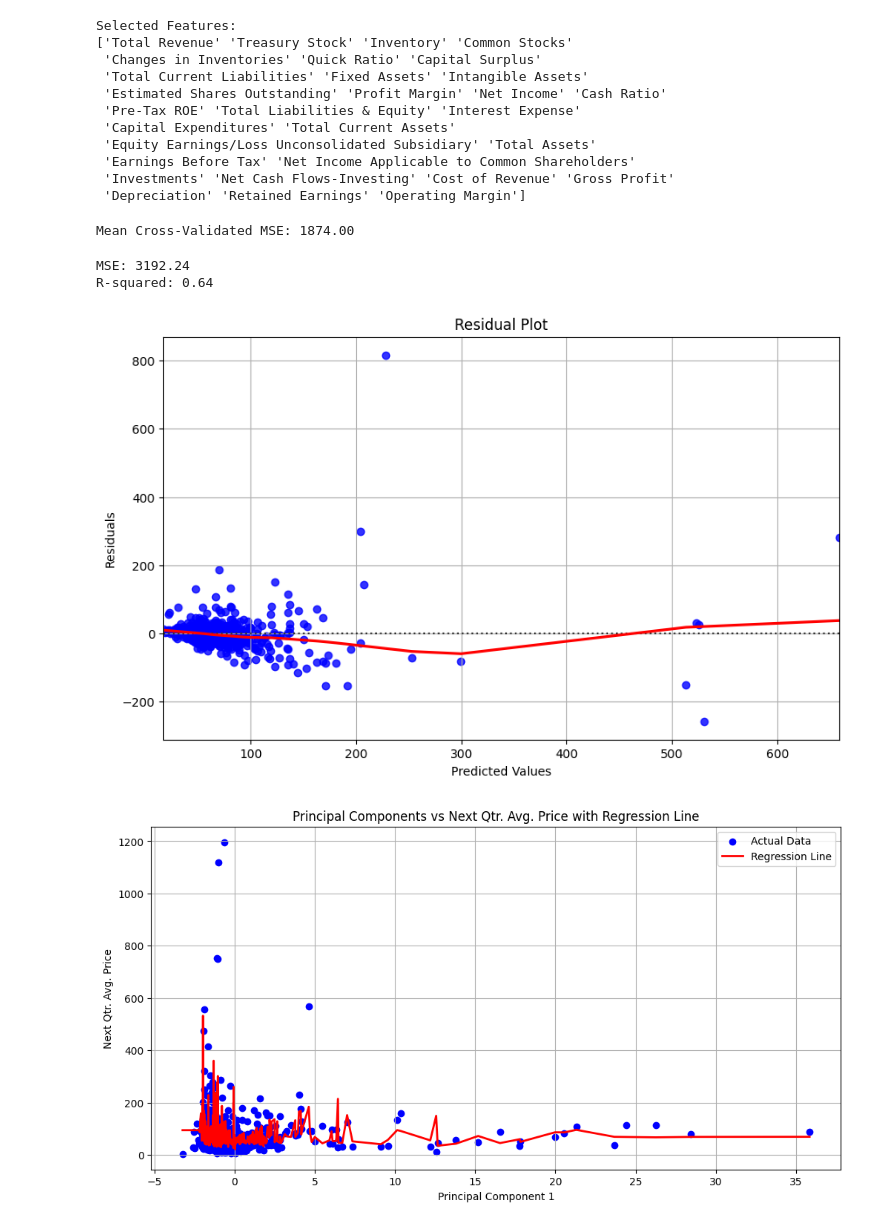
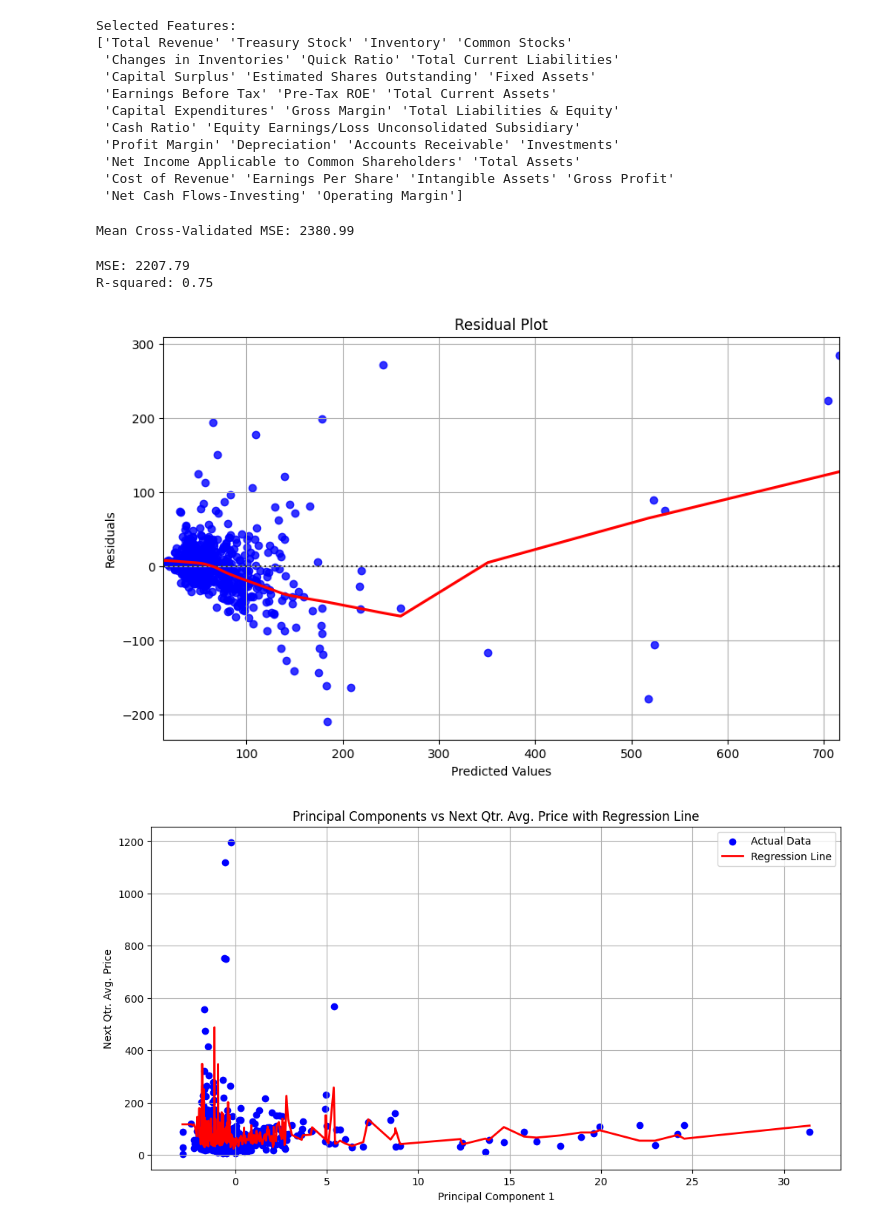
Before and after one commit to aishwaryapb/stock_price_prediction, a Jupyter notebook: model_development/random_forest.ipynb, the cells around one changed output. Cells and saved outputs as stored; diff of their text form; code cells hidden in the pictures.

Commit message:
Updated the random_forest model with the best n_estimator value

```diff
--- a/model_development/random_forest.ipynb
+++ b/model_development/random_forest.ipynb
@@ -24,7 +24,7 @@ features = data.columns.difference(non_feature_columns)
 X = data.drop(columns=non_feature_columns)
 y = data['Next Qtr. Avg. Price']
 
-rf_model_fs = RandomForestRegressor(n_estimators=100, random_state=42)
+rf_model_fs = RandomForestRegressor(n_estimators=1000, random_state=42)
 rf_model_fs.fit(X, y)
 
 feature_importances = rf_model_fs.feature_importances_
@@ -45,15 +45,15 @@ final_data.to_csv('../data/rf_data.csv')
 # %% [output]
 Selected Features:
 ['Total Revenue' 'Treasury Stock' 'Inventory' 'Common Stocks'
- 'Changes in Inventories' 'Quick Ratio' 'Capital Surplus'
- 'Total Current Liabilities' 'Fixed Assets' 'Intangible Assets'
- 'Estimated Shares Outstanding' 'Profit Margin' 'Net Income' 'Cash Ratio'
- 'Pre-Tax ROE' 'Total Liabilities & Equity' 'Interest Expense'
- 'Capital Expenditures' 'Total Current Assets'
- 'Equity Earnings/Loss Unconsolidated Subsidiary' 'Total Assets'
- 'Earnings Before Tax' 'Net Income Applicable to Common Shareholders'
- 'Investments' 'Net Cash Flows-Investing' 'Cost of Revenue' 'Gross Profit'
- 'Depreciation' 'Retained Earnings' 'Operating Margin']
+ 'Changes in Inventories' 'Quick Ratio' 'Total Current Liabilities'
+ 'Capital Surplus' 'Estimated Shares Outstanding' 'Fixed Assets'
+ 'Earnings Before Tax' 'Pre-Tax ROE' 'Total Current Assets'
+ 'Capital Expenditures' 'Gross Margin' 'Total Liabilities & Equity'
+ 'Cash Ratio' 'Equity Earnings/Loss Unconsolidated Subsidiary'
+ 'Profit Margin' 'Depreciation' 'Accounts Receivable' 'Investments'
+ 'Net Income Applicable to Common Shareholders' 'Total Assets'
+ 'Cost of Revenue' 'Earnings Per Share' 'Intangible Assets' 'Gross Profit'
+ 'Net Cash Flows-Investing' 'Operating Margin']
 # %%
 # Load the final data
 data = pd.read_csv('../data/rf_data.csv')
@@ -100,7 +100,7 @@ X_scaled = scaler.fit_transform(X)
 X_train_scaled = scaler.fit_transform(X_train)
 X_test_scaled = scaler.transform(X_test)
 # %%
-rf_model_cv = RandomForestRegressor(n_estimators=100, random_state=42)
+rf_model_cv = RandomForestRegressor(n_estimators=1000, random_state=42)
 
 mse_scorer = make_scorer(mean_squared_error, greater_is_better=False)
 
@@ -111,9 +111,9 @@ cv_mse_scores = cross_val_score(rf_model_cv, X_scaled, y, cv=kf, scoring=mse_sco
 cv_mse = -cv_mse_scores.mean()  # Negate the scores because greater_is_better=False for MSE
 print(f'Mean Cross-Validated MSE: {cv_mse:.2f}')
 # %% [output]
-Mean Cross-Validated MSE: 1874.00
+Mean Cross-Validated MSE: 2380.99
 # %%
-rf_model = RandomForestRegressor(n_estimators=100, random_state=42)
+rf_model = RandomForestRegressor(n_estimators=1000, random_state=42)
 
 rf_model.fit(X_train_scaled, y_train)
 y_pred_test = rf_model.predict(X_test_scaled)
@@ -124,8 +124,8 @@ r2 = r2_score(y_test, y_pred_test)
 print(f'MSE: {mse:.2f}')
 print(f'R-squared: {r2:.2f}')
 # %% [output]
-MSE: 3192.24
-R-squared: 0.64
+MSE: 2207.79
+R-squared: 0.75
 # %%
 # Calculate residuals
 residuals = y_test - y_pred_test
@@ -139,35 +139,35 @@ plt.title('Residual Plot')
 plt.grid(True)
 plt.show()
 # %% [output]
-[figure, old version]
+[figure, new version]
 # %%
 # Using PCA for visualisation purpose
 
 pca = PCA(n_components=2)  # Reduce to 2 principal components
 X_train_pca = pca.fit_transform(X_train_scaled)
 X_test_pca = pca.transform(X_test_scaled)
 
-rf_model_pca = RandomForestRegressor(n_estimators=100, random_state=42)
+rf_model_pca = RandomForestRegressor(n_estimators=1000, random_state=42)
 rf_model_pca.fit(X_train_pca, y_train)
 
 y_pred_test = rf_model_pca.predict(X_test_pca)
 
 plt.figure(figsize=(12, 6))
 
 # Scatter plot for actual data points
 plt.scatter(X_test_pca[:, 0], y_test, color='blue', label='Actual Data')
 
 # Plot the regression fit line
 sorted_indices = np.argsort(X_test_pca[:, 0])
 plt.plot(X_test_pca[sorted_indices, 0], y_pred_test[sorted_indices], color='red', linewidth=2, label='Regression Line')
 
 plt.xlabel('Principal Component 1')
 plt.ylabel('Next Qtr. Avg. Price')
 plt.title('Principal Components vs Next Qtr. Avg. Price with Regression Line')
 plt.legend()
 plt.grid(True)
 
 # Display plot
 plt.show()
 # %% [output]
-[figure, old version]
+[figure, new version]
```
